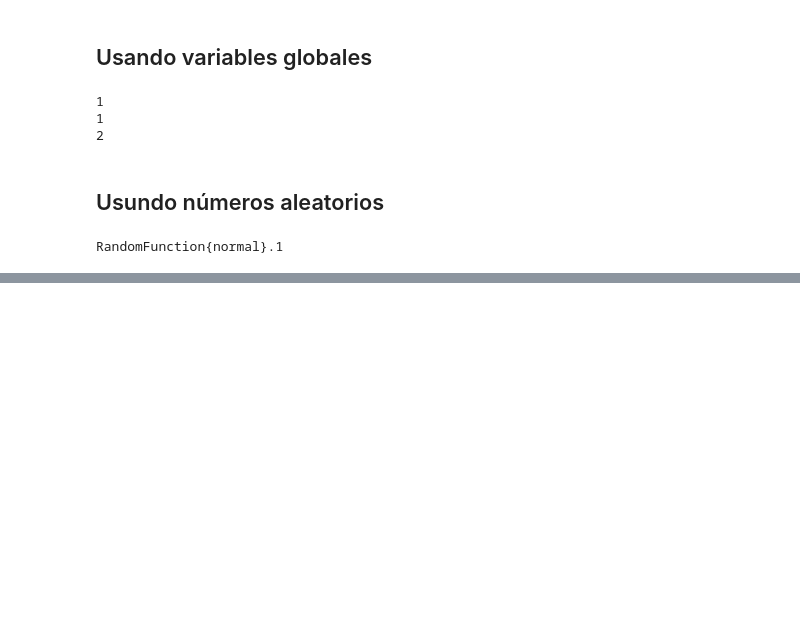
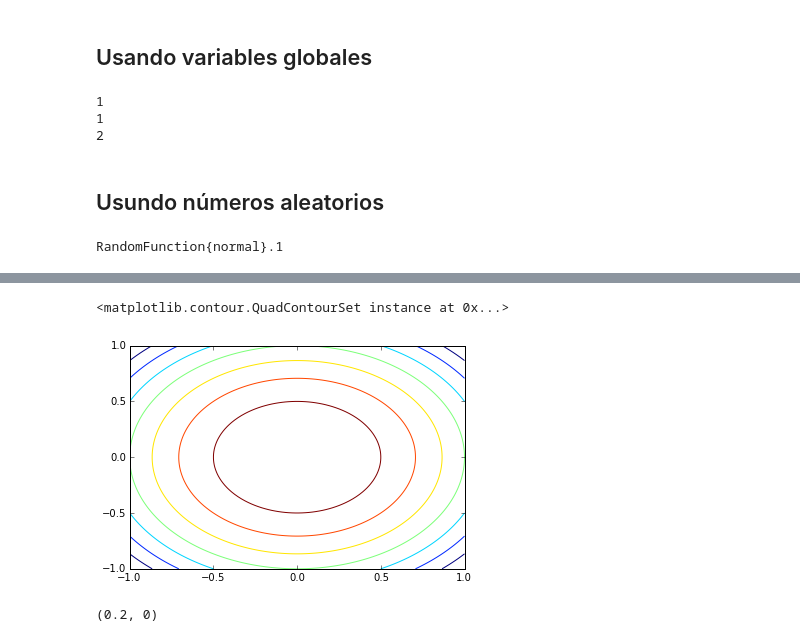
Before and after one commit to tommorales/theano, a Jupyter notebook: theano_tutorial_02.ipynb, the cells around one changed output, grey strips where cells are left out. Drawn from its saved outputs; the diff is of its cells as text; code cells hidden in the pictures; blank space fills up the shorter version.

```diff
--- a/theano_tutorial_02.ipynb
+++ b/theano_tutorial_02.ipynb
@@ -69,0 +134,12 @@ Falta
+# %%
+plt.contour(X, Y, Z)
+# %% [output]
+<matplotlib.contour.QuadContourSet instance at 0x...>
+[figure, added]
+# %%
+def gradiente(x,y):
+    return -2*x, -2*y
+point = gradiente(-0.1, 0)
+point
+# %% [output]
+(0.2, 0)
```
Also changed, not shown: parts of 15 cells of this notebook, 2 other files.
